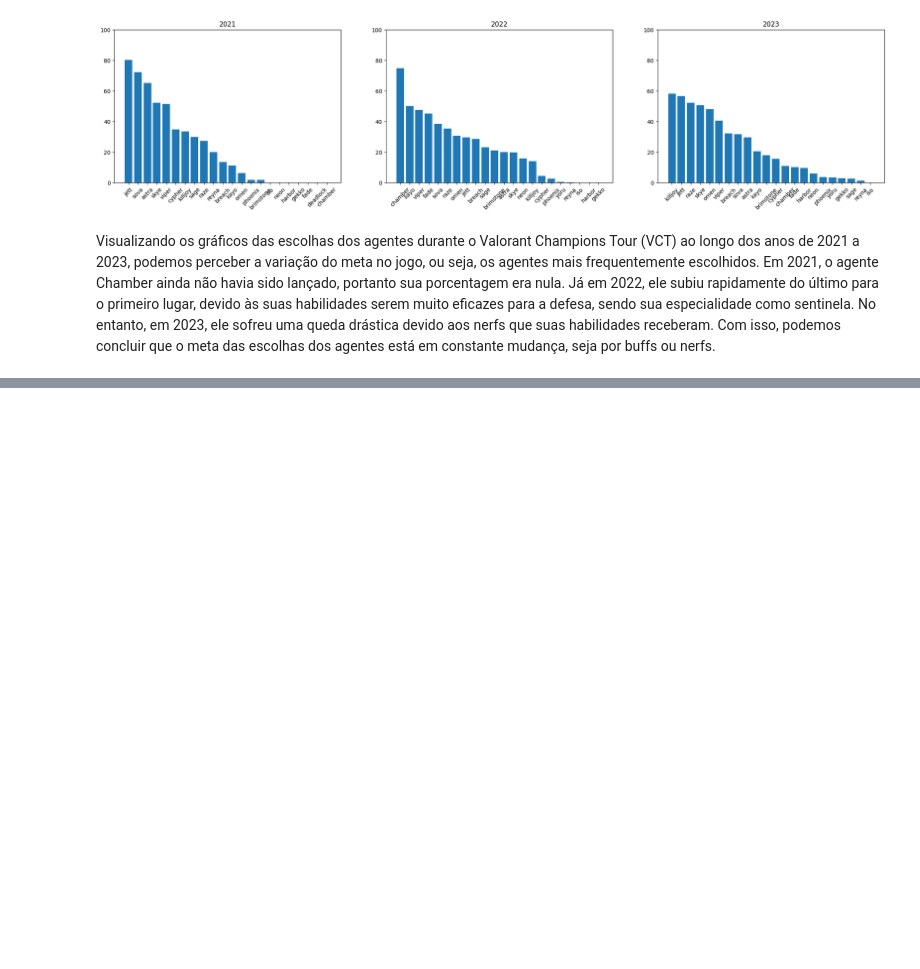
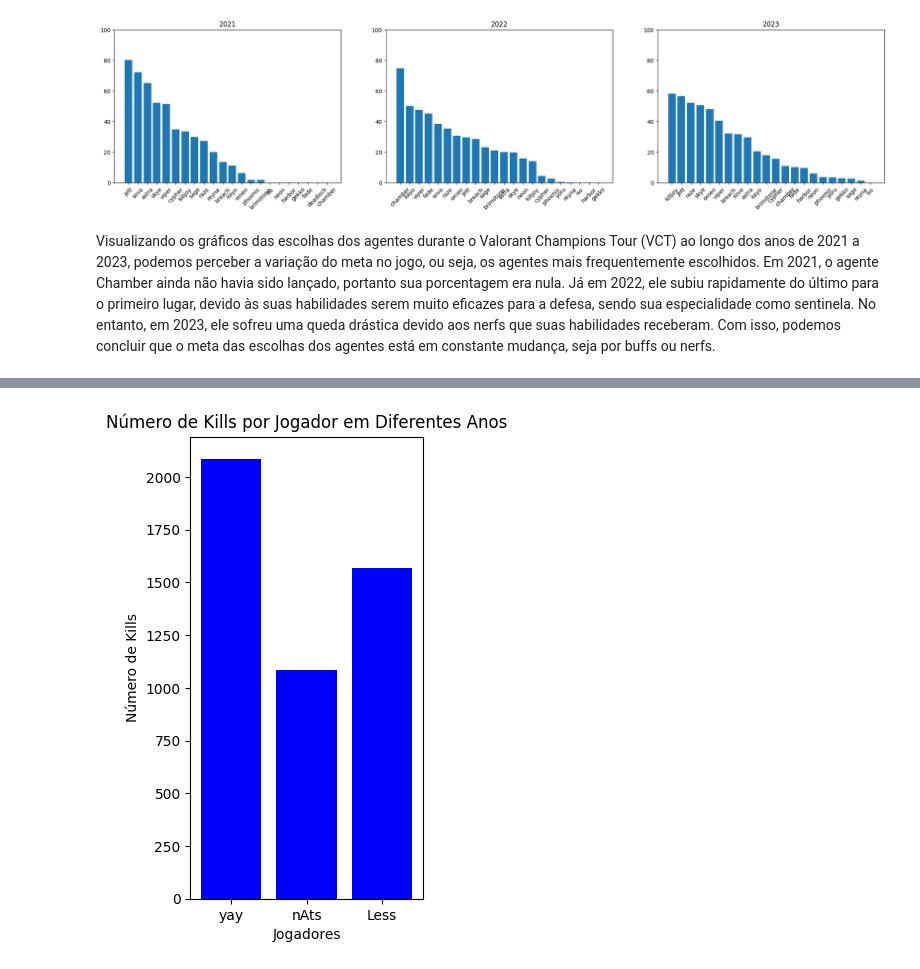
Before and after one commit to PedroLSCabral/Projeto-ICD, a Jupyter notebook: Presentation.ipynb, the cells around one changed output, grey strips where cells are left out. Drawn from its saved outputs; the diff is of its cells as text; code cells hidden in the pictures; blank space fills up the shorter version.

```diff
--- a/Presentation.ipynb
+++ b/Presentation.ipynb
@@ -366,0 +378,18 @@ Neste gráfico, também estamos explorando a porcentagem de escolha dos agentes
+# %%
+anos = [2021, 2022, 2023]
+jogadores = ['yay', 'nAts', 'Less']
+kills = [2087, 1084, 1570]
+
+# Criando o gráfico de barras
+plt.figure(figsize=(3, 6))
+plt.bar(jogadores, kills, color='blue')
+
+# Adicionando títulos e rótulos
+plt.title('Número de Kills por Jogador em Diferentes Anos')
+plt.xlabel('Jogadores')
+plt.ylabel('Número de Kills')
+
+# Exibir o gráfico
+plt.show()
+# %% [output]
+[figure, added]
```
Also changed, not shown: parts of 4 cells of this notebook.
